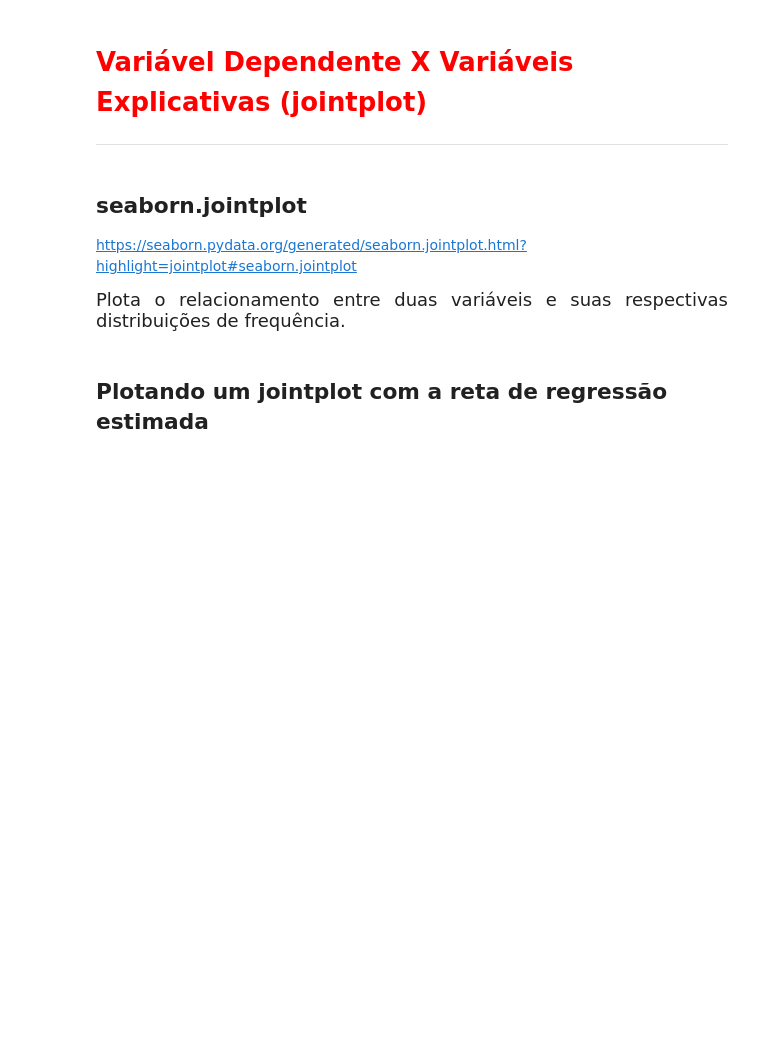
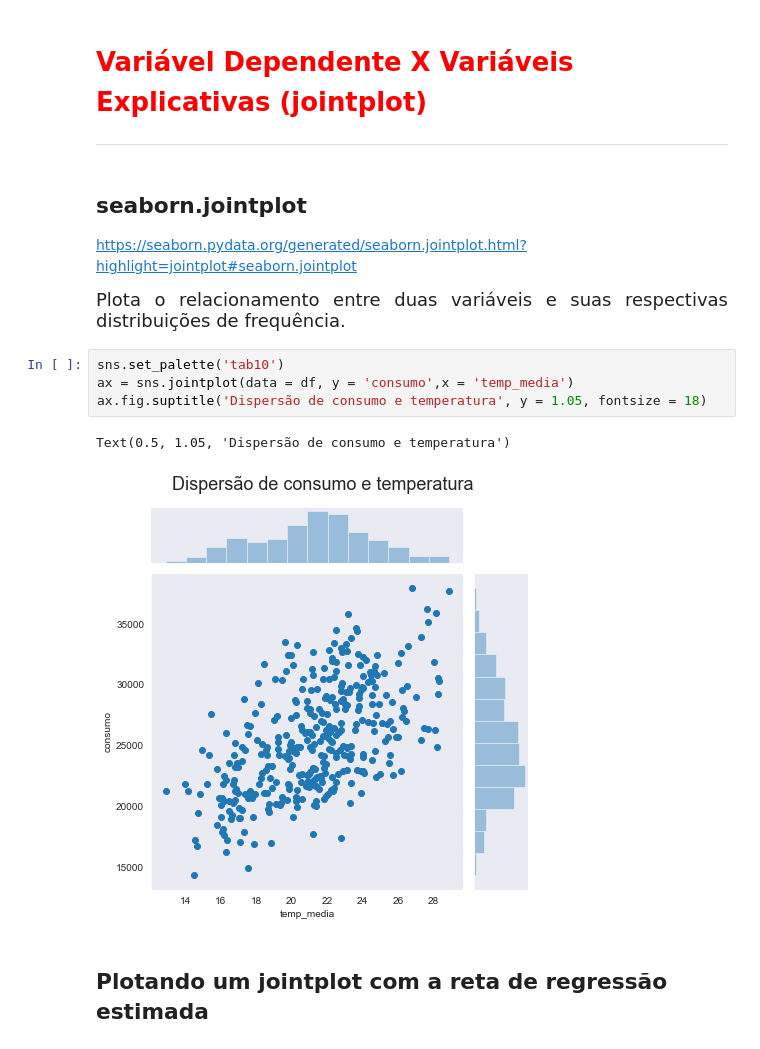
Before and after one commit to Thiagodcfarias/Projetos-Data-Science, a Jupyter notebook: Regression/Alura-beer-consumption/model.ipynb, the cells around one changed output. Drawn from its saved outputs; the diff is of its cells as text; blank space fills up the shorter version.

```diff
--- a/Regression/Alura-beer-consumption/model.ipynb
+++ b/Regression/Alura-beer-consumption/model.ipynb
@@ -234,5 +234,12 @@ sns.pairplot(df, y_vars = 'consumo', x_vars = ['temp_media','temp_min','temp_max
 https://seaborn.pydata.org/generated/seaborn.jointplot.html?highlight=jointplot#seaborn.jointplot
 
 <p style='font-size: 18px; line-height: 2; margin: 10px 50px; text-align: justify;'>Plota o relacionamento entre duas variáveis e suas respectivas distribuições de frequência.</p>
+# %%
+sns.set_palette('tab10')
+ax = sns.jointplot(data = df, y = 'consumo',x = 'temp_media')
+ax.fig.suptitle('Dispersão de consumo e temperatura', y = 1.05, fontsize = 18)
+# %% [output]
+Text(0.5, 1.05, 'Dispersão de consumo e temperatura')
+[figure, added]
 # %% [markdown]
 ## Plotando um jointplot com a reta de regressão estimada
```
Also changed, not shown: parts of 27 cells of this notebook.
